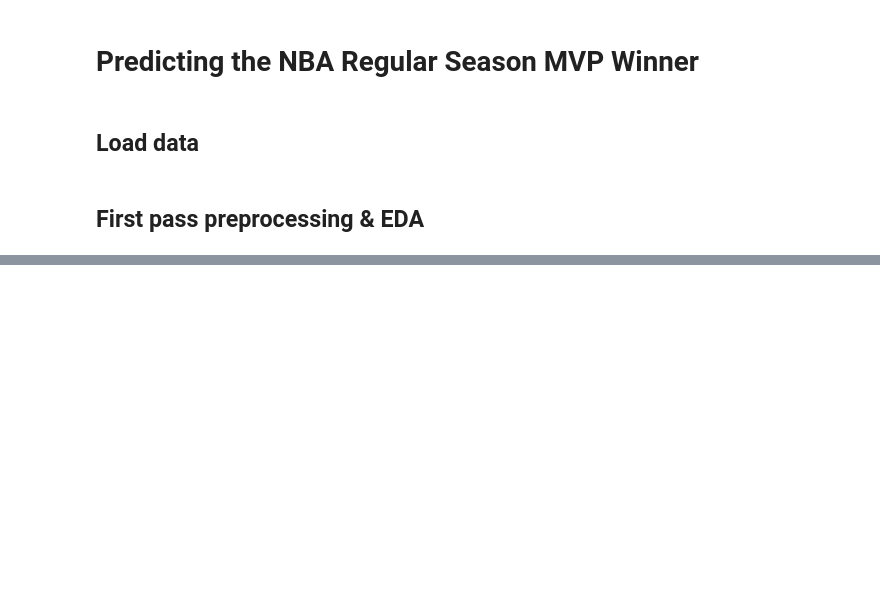
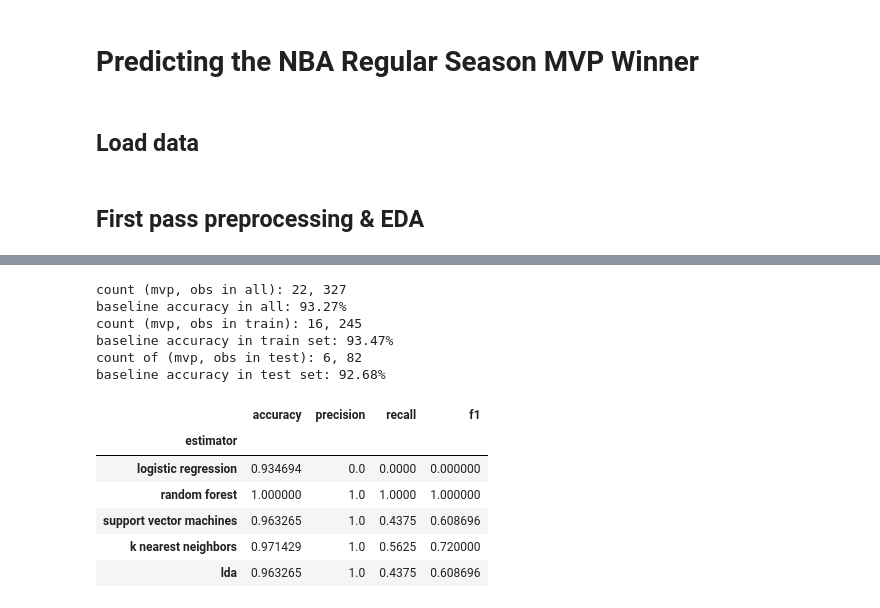
Before and after one commit to stpnzh/nba, a Jupyter notebook: mvp.ipynb, the cells around one changed output, grey strips where cells are left out. Saved outputs shown, nothing was run; the diff lists cells and outputs as text; code cells hidden in the pictures; blank space fills up the shorter version.

```diff
--- a/mvp.ipynb
+++ b/mvp.ipynb
@@ -575,0 +700,7 @@ ValueError: Number of features of the model must match the input. Model n_featur
+# %%
+# Separate features and targets
+features = df_mvp_shortlist.iloc[:,:-4]
+response = df_mvp_shortlist.iloc[:,-1]
+
+# Split into train-test-split
+X_train, X_test, y_train, y_test = train_test_split(features, response, stratify=response, test_size=0.25)
@@ -575,0 +745,69 @@ ValueError: Number of features of the model must match the input. Model n_featur
+# %%
+# We choose to include only these features in our machine learning:
+selected_features_shortlist = ['ws/48', 'per', 'bpm', 'win-loss']
+
+# Modifying our training and test sets for machine learning
+X_train_ML = X_train_num[selected_features_shortlist]
+X_test_ML = X_test_num[selected_features_shortlist]
+# %%
+# baseline accuracy
+mvp_count = np.count_nonzero(response == 1)
+count = len(response)
+print(f'count (mvp, obs in all): {mvp_count}, {count}')
+print('baseline accuracy in all: {:.2%}'.format(1-mvp_count/count))
+
+train_mvp_count = np.count_nonzero(y_train)
+train_count = len(y_train)
+print(f'count (mvp, obs in train): {train_mvp_count}, {train_count}')
+print('baseline accuracy in train set: {:.2%}'.format(1-train_mvp_count/train_count))
+
+test_mvp_count = np.count_nonzero(y_test)
+test_count = len(y_test)
+print(f'count of (mvp, obs in test): {test_mvp_count}, {test_count}')
+print('baseline accuracy in test set: {:.2%}'.format(1-test_mvp_count/test_count))
+# %% [output]
+count (mvp, obs in all): 22, 327
+baseline accuracy in all: 93.27%
+count (mvp, obs in train): 16, 245
+baseline accuracy in train set: 93.47%
+count of (mvp, obs in test): 6, 82
+baseline accuracy in test set: 92.68%
+# %%
+list_of_scores = []
+
+# Logistic Regression
+logreg = LogisticRegression(solver='lbfgs', max_iter=2000)
+logreg.fit(X_train_ML, y_train)
+list_of_scores.append(show_scores(logreg, X_train_ML, y_train, 'logistic regression'))
+
+# Random Forest
+rf = RandomForestClassifier(n_estimators=500)
+rf.fit(X_train_ML, y_train)
+list_of_scores.append(show_scores(rf, X_train_ML, y_train, 'random forest'))
+
+# SVC
+svc = SVC(gamma='scale', probability=True)
+svc.fit(X_train_ML, y_train)
+list_of_scores.append(show_scores(svc, X_train_ML, y_train, 'support vector machines'))
+
+# KNN
+knn = KNeighborsClassifier()
+knn.fit(X_train_ML, y_train)
+list_of_scores.append(show_scores(knn, X_train_ML, y_train, 'k nearest neighbors'))
+
+# LDA
+lda = LinearDiscriminantAnalysis()
+lda.fit(X_train_ML, y_train)
+list_of_scores.append(show_scores(lda, X_train_ML, y_train, 'lda'))
+# %%
+df_scores = pd.DataFrame(data=list_of_scores,
+             columns=['estimator', 'accuracy', 'precision', 'recall', 'f1']).set_index('estimator')
+df_scores
+# %% [output]
+|  | accuracy | precision | recall | f1 |
+| estimator |  |  |  |  |
+| logistic regression | 0.934694 | 0.0 | 0.0000 | 0.000000 |
+| random forest | 1.000000 | 1.0 | 1.0000 | 1.000000 |
+| support vector machines | 0.963265 | 1.0 | 0.4375 | 0.608696 |
+| k nearest neighbors | 0.971429 | 1.0 | 0.5625 | 0.720000 |
+| lda | 0.963265 | 1.0 | 0.4375 | 0.608696 |
```
Also changed, not shown: parts of 116 cells of this notebook, 26 other files.
